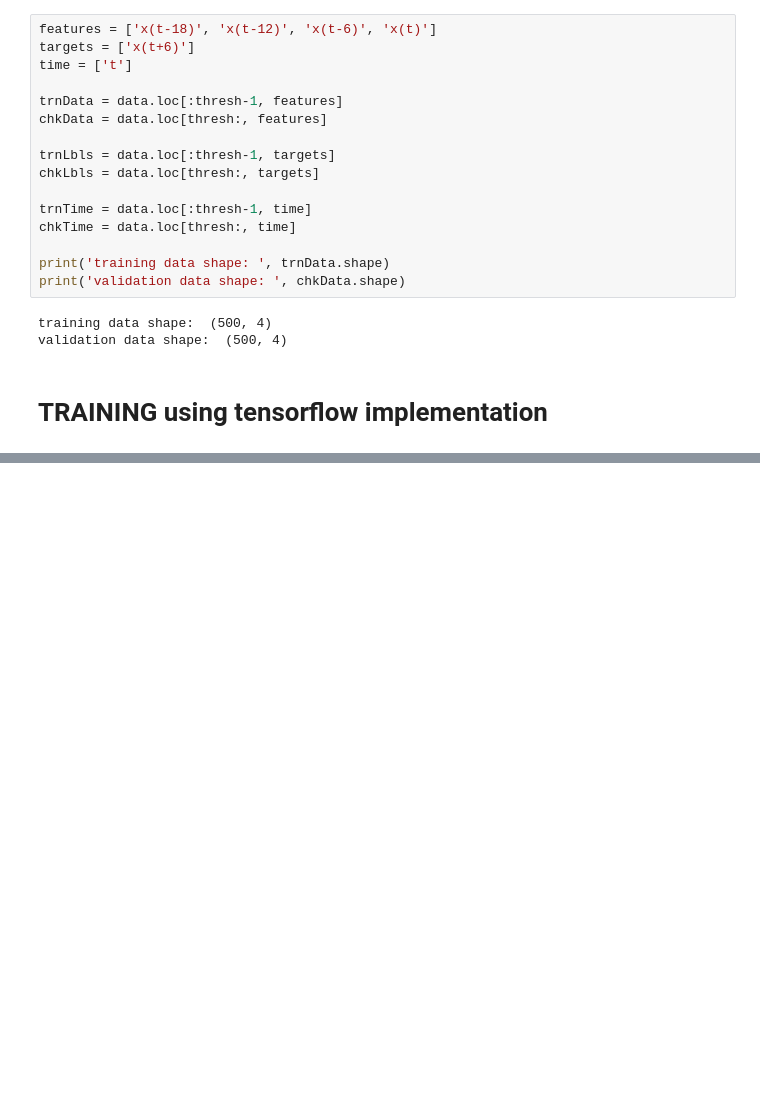
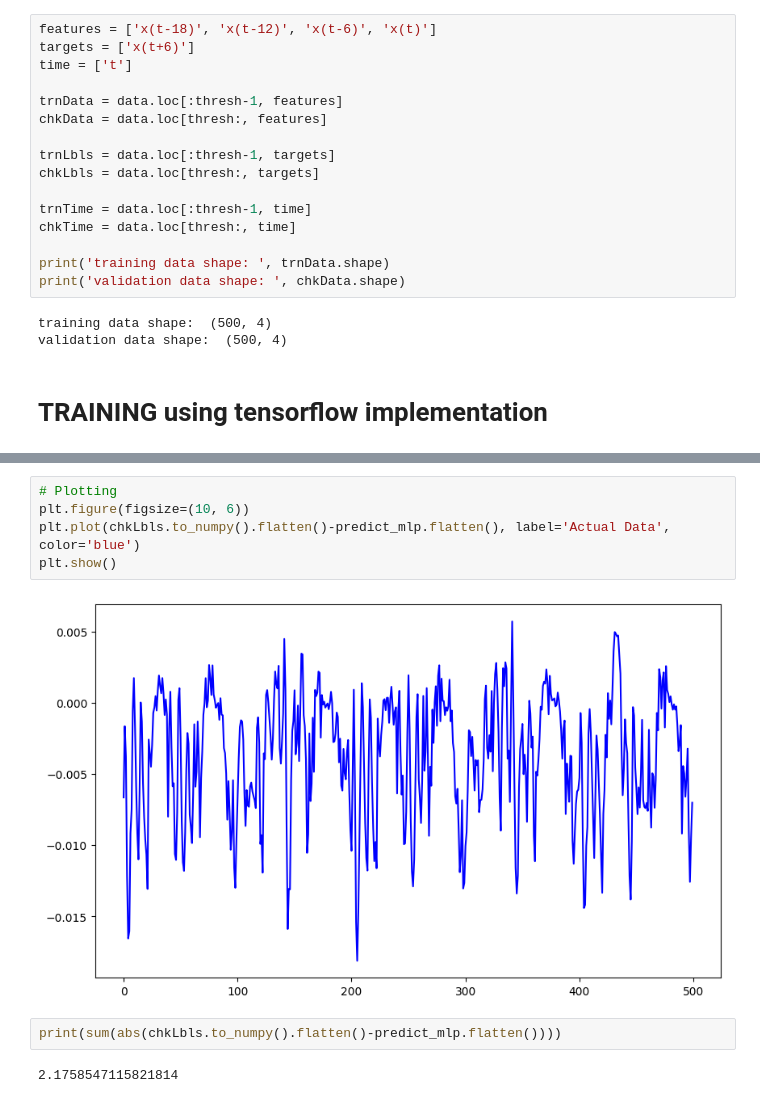
Before and after one commit to opticsensors/HVAC-predictive-control, a Jupyter notebook: notebooks/6.0-anfis-time-series-prediction.ipynb, the cells around one changed output, grey strips where cells are left out. Saved outputs shown, nothing was run; the diff lists cells and outputs as text; blank space fills up the shorter version.

```diff
--- a/notebooks/6.0-anfis-time-series-prediction.ipynb
+++ b/notebooks/6.0-anfis-time-series-prediction.ipynb
@@ -200,0 +300,11 @@ plt.show()
+# %%
+# Plotting
+plt.figure(figsize=(10, 6))
+plt.plot(chkLbls.to_numpy().flatten()-predict_mlp.flatten(), label='Actual Data', color='blue')
+plt.show()
+# %% [output]
+[figure, added]
+# %%
+print(sum(abs(chkLbls.to_numpy().flatten()-predict_mlp.flatten())))
+# %% [output]
+2.1758547115821814
```
Also changed, not shown: parts of 14 cells of this notebook, 13 other files.
